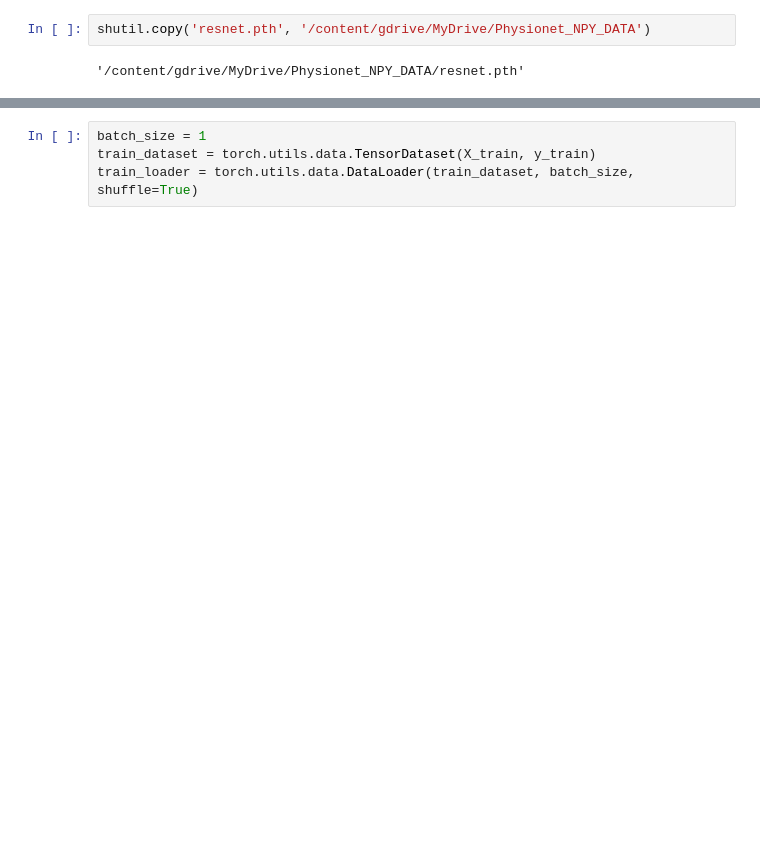
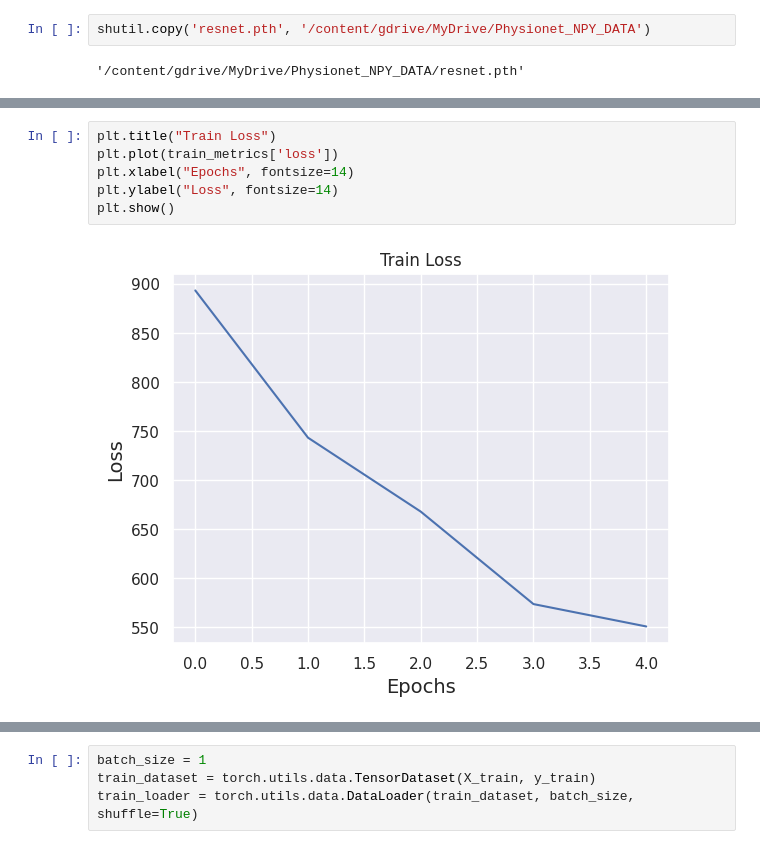
Before and after one commit to ahan-2000/Data_Security_Unlearning, a Jupyter notebook: Resnet_Pretrained_and_Fine_Tuned.ipynb, the cells around one changed output, grey strips where cells are left out. Drawn from its saved outputs; the diff is of its cells as text; blank space fills up the shorter version.

```diff
--- a/Resnet_Pretrained_and_Fine_Tuned.ipynb
+++ b/Resnet_Pretrained_and_Fine_Tuned.ipynb
@@ -463,0 +517,8 @@ shutil.copy('resnet.pth', '/content/gdrive/MyDrive/Physionet_NPY_DATA')
+# %%
+plt.title("Train Loss")
+plt.plot(train_metrics['loss'])
+plt.xlabel("Epochs", fontsize=14)
+plt.ylabel("Loss", fontsize=14)
+plt.show()
+# %% [output]
+[figure, added]
```
Also changed, not shown: parts of 115 cells of this notebook, 1 other file.
